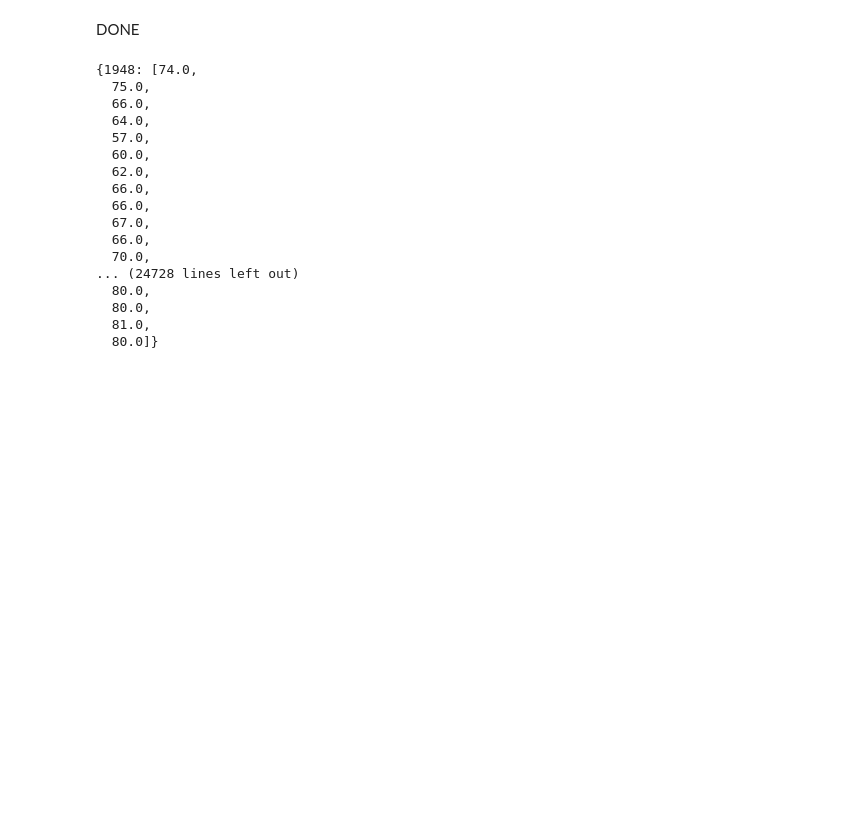
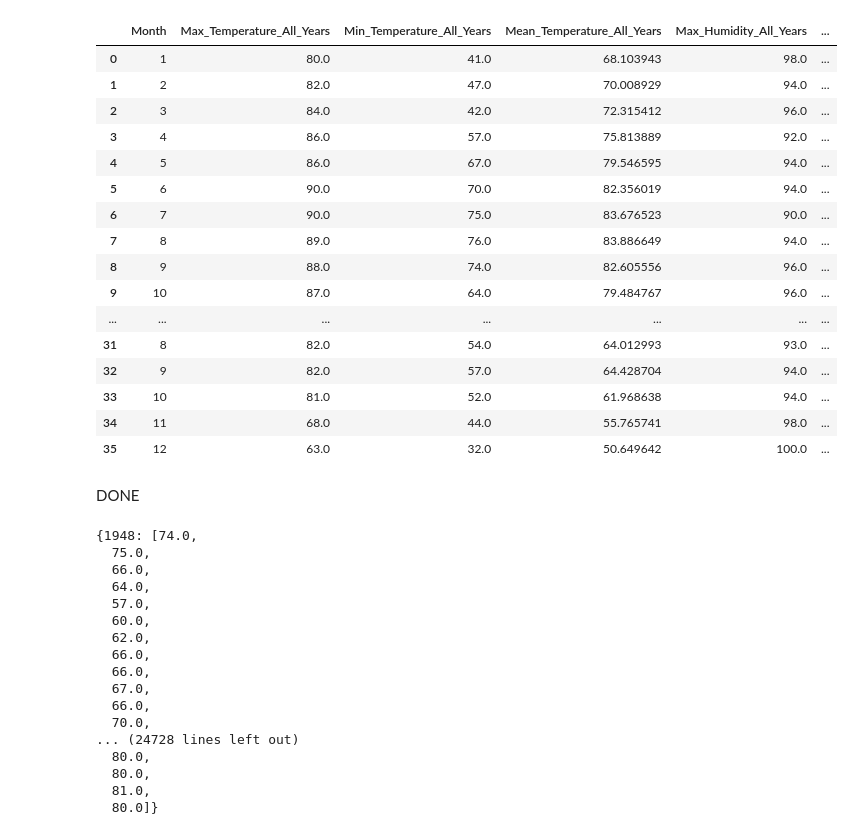
Before and after one commit to AmberJiayuSu/INFO3300_P1, a Jupyter notebook: amber_test.ipynb, the cells around one changed output. Cells and saved outputs as stored; diff of their text form; code cells hidden in the pictures; blank space fills up the shorter version.

Commit message:
Add monthly average

```diff
--- a/amber_test.ipynb
+++ b/amber_test.ipynb
@@ -184,3 +186,17 @@ df_2000_complete
 13140 rows × 6 columns
 # %%
 df_2000_complete.to_csv(modifiedPath, index=False)
+# %%
+df_2000_complete['Year'] = df_2000_complete['Date'].dt.year
+df_2000_complete['Month'] = df_2000_complete['Date'].dt.month
+
+monthly_stats = df_2000_complete.groupby(['Year', 'Month']).agg(
+    Max_Temperature=('Mean.TemperatureF', 'max'),
+    Min_Temperature=('Mean.TemperatureF', 'min'),
+    Mean_Temperature=('Mean.TemperatureF', 'mean'),
+    Max_Humidity=('Mean.Humidity', 'max'),
+    Min_Humidity=('Mean.Humidity', 'min'),
+    Mean_Humidity=('Mean.Humidity', 'mean')
+).reset_index()
+
+monthly_stats
@@ -186,0 +217,26 @@ df_2000_complete.to_csv(modifiedPath, index=False)
+# %%
+all_years_stats = monthly_stats.groupby('Month').agg({
+    'Max_Temperature': 'max',   # Max temperature across all years
+    'Min_Temperature': 'min',   # Min temperature across all years
+    'Mean_Temperature': 'mean', # Mean temperature across all years
+    'Max_Humidity': 'max',      # Max humidity across all years
+    'Min_Humidity': 'min',      # Min humidity across all years
+    'Mean_Humidity': 'mean'     # Mean humidity across all years
+}).reset_index()
+
+# Rename the columns for clarity
+all_years_stats.columns = [
+    'Month',
+    'Max_Temperature_All_Years',
+    'Min_Temperature_All_Years',
+    'Mean_Temperature_All_Years',
+    'Max_Humidity_All_Years',
+    'Min_Humidity_All_Years',
+    'Mean_Humidity_All_Years'
+]
+
+# Display the result
+
+
+all_years_stats['city'] =  'SF'
+all_years_stats
@@ -186,0 +257,22 @@ df_2000_complete.to_csv(modifiedPath, index=False)
+# %%
+
+all_year_ave = pd.concat([all_year_ave, all_years_stats], ignore_index=True)
+all_year_ave
+# %% [output]
+|  | Month | Max_Temperature_All_Years | Min_Temperature_All_Years | Mean_Temperature_All_Years | Max_Humidity_All_Years | ... |
+| 0 | 1 | 80.0 | 41.0 | 68.103943 | 98.0 | ... |
+| 1 | 2 | 82.0 | 47.0 | 70.008929 | 94.0 | ... |
+| 2 | 3 | 84.0 | 42.0 | 72.315412 | 96.0 | ... |
+| 3 | 4 | 86.0 | 57.0 | 75.813889 | 92.0 | ... |
+| 4 | 5 | 86.0 | 67.0 | 79.546595 | 94.0 | ... |
+| 5 | 6 | 90.0 | 70.0 | 82.356019 | 94.0 | ... |
+| 6 | 7 | 90.0 | 75.0 | 83.676523 | 90.0 | ... |
+| 7 | 8 | 89.0 | 76.0 | 83.886649 | 94.0 | ... |
+| 8 | 9 | 88.0 | 74.0 | 82.605556 | 96.0 | ... |
+| 9 | 10 | 87.0 | 64.0 | 79.484767 | 96.0 | ... |
+| ... | ... | ... | ... | ... | ... | ... |
+| 31 | 8 | 82.0 | 54.0 | 64.012993 | 93.0 | ... |
+| 32 | 9 | 82.0 | 57.0 | 64.428704 | 94.0 | ... |
+| 33 | 10 | 81.0 | 52.0 | 61.968638 | 94.0 | ... |
+| 34 | 11 | 68.0 | 44.0 | 55.765741 | 98.0 | ... |
+| 35 | 12 | 63.0 | 32.0 | 50.649642 | 100.0 | ... |
```
Also changed, not shown: parts of 10 cells of this notebook.
